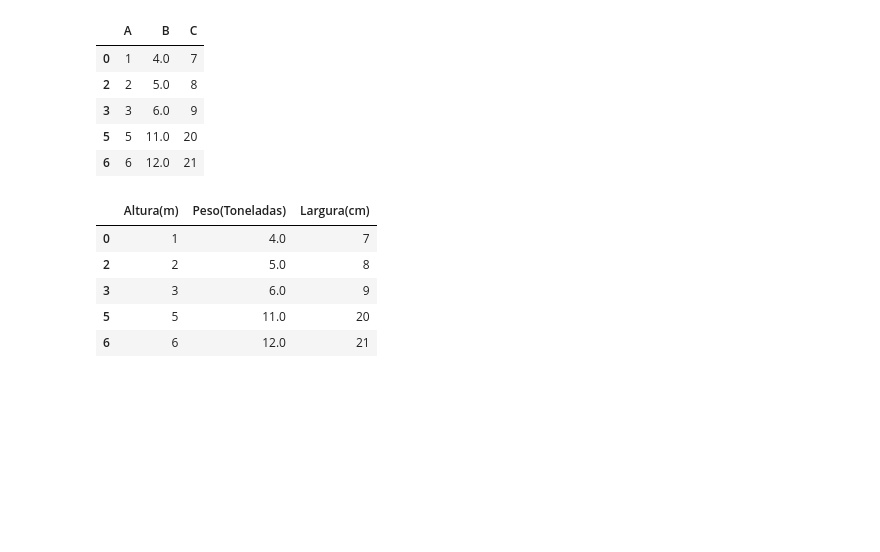
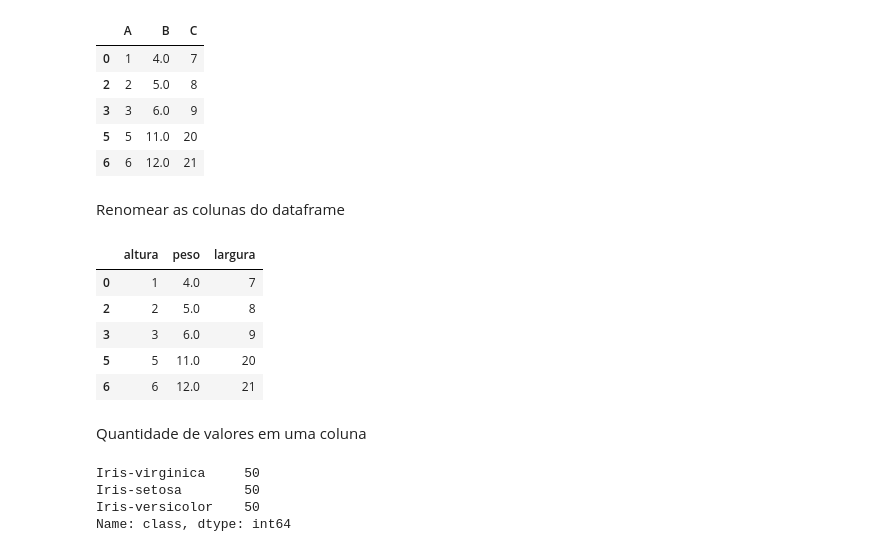
Before and after one commit to SamuelSSan28/Back_to_the_Past, a Jupyter notebook: Pandas.ipynb, the cells around one changed output. Saved outputs shown, nothing was run; the diff lists cells and outputs as text; code cells hidden in the pictures; blank space fills up the shorter version.

```diff
--- a/Pandas.ipynb
+++ b/Pandas.ipynb
@@ -97,12 +133,24 @@ data_frame_dict
 | 3 | 3 | 6.0 | 9 |
 | 5 | 5 | 11.0 | 20 |
 | 6 | 6 | 12.0 | 21 |
+# %% [markdown]
+Renomear as colunas do dataframe
 # %%
-data_frame_dict.rename(columns={'A': 'Altura(m)', 'B':'Peso(Toneladas)', 'C':'Largura(cm)'})
+data_frame_dict.rename(columns={'A': 'altura', 'B':'peso', 'C':'largura'},inplace=True)
+data_frame_dict
 # %% [output]
-|  | Altura(m) | Peso(Toneladas) | Largura(cm) |
+|  | altura | peso | largura |
 | 0 | 1 | 4.0 | 7 |
 | 2 | 2 | 5.0 | 8 |
 | 3 | 3 | 6.0 | 9 |
 | 5 | 5 | 11.0 | 20 |
 | 6 | 6 | 12.0 | 21 |
+# %% [markdown]
+Quantidade de valores em uma coluna
+# %%
+data_frame_csv_local["class"].value_counts()
+# %% [output]
+Iris-virginica     50
+Iris-setosa        50
+Iris-versicolor    50
+Name: class, dtype: int64
```
Also changed, not shown: parts of 31 cells of this notebook.
